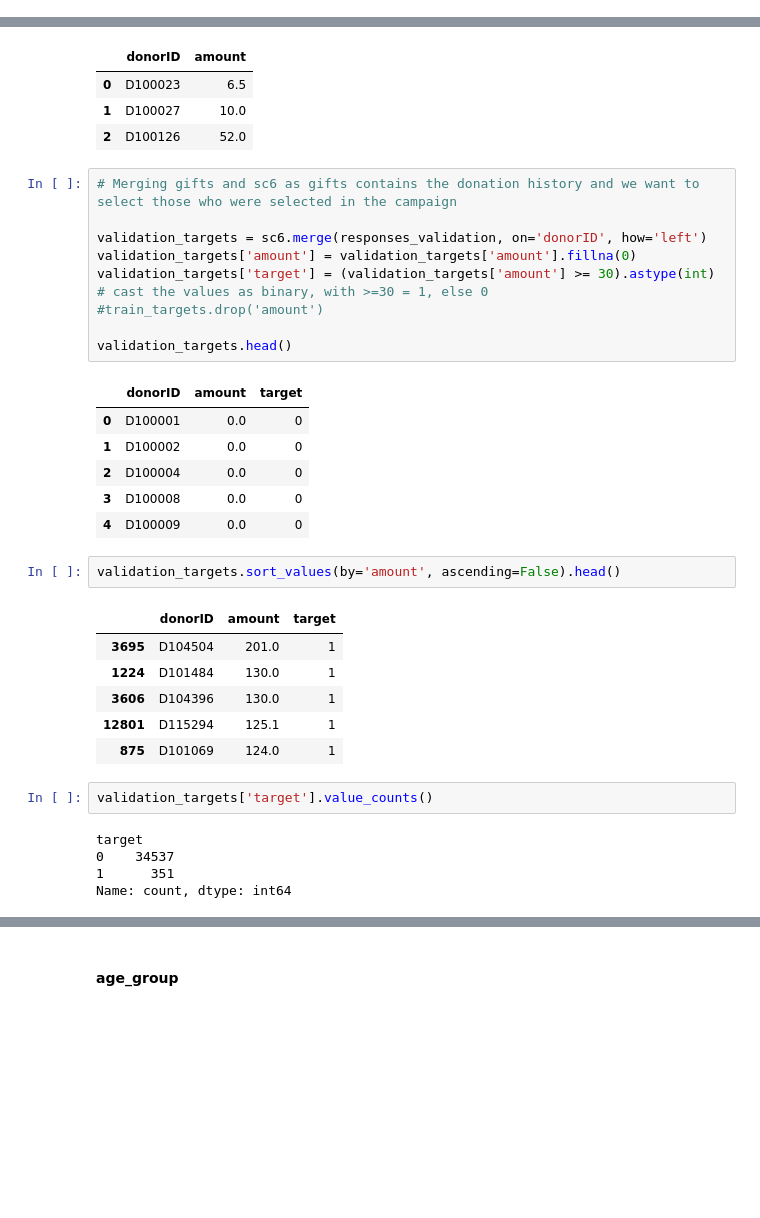
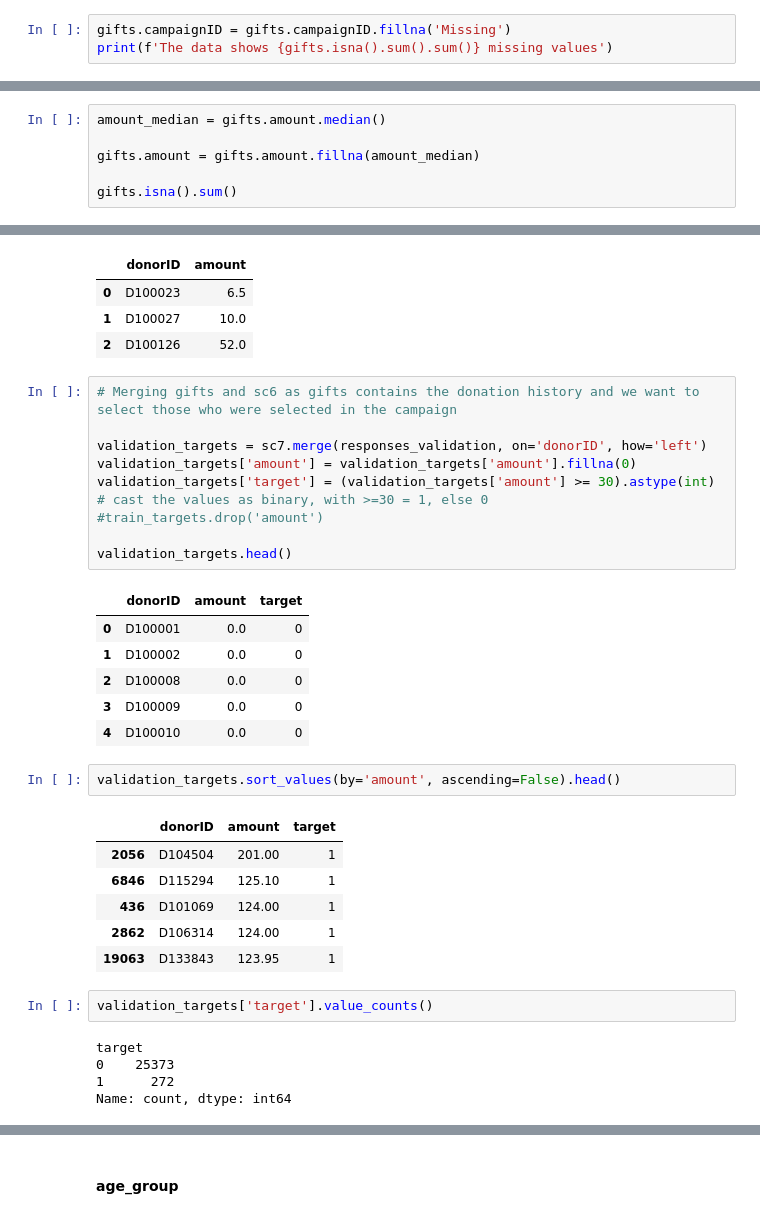
Before and after one commit to LeZM/python-predictive-group-project, a Jupyter notebook: notebooks/EDA_zk.ipynb, the cells around one changed output, grey strips where cells are left out. Cells and saved outputs as stored; diff of their text form; blank space fills up the shorter version.

```diff
--- a/notebooks/EDA_zk.ipynb
+++ b/notebooks/EDA_zk.ipynb
@@ -387,3 +376,6 @@ gift_date         0
 dtype: int64
 ---------------------------------
 The data shows 15660 missing values
+# %%
+gifts.campaignID = gifts.campaignID.fillna('Missing')
+print(f'The data shows {gifts.isna().sum().sum()} missing values')
@@ -445,3 +407,9 @@ gifts_raw[gifts_raw['donorID'] == 'D123168']
 |  | donorID | campaignID | amount | date |
 | 153012 | D123168 | NaN | 4000000,0 | 26/04/2010 |
 | 153013 | D123168 | 2417 | 30,0 | 09/07/2010 |
+# %%
+amount_median = gifts.amount.median()
+
+gifts.amount = gifts.amount.fillna(amount_median)
+
+gifts.isna().sum()
@@ -676,33 +650,33 @@ responses_validation.head(3)
 # %%
 # Merging gifts and sc6 as gifts contains the donation history and we want to select those who were selected in the campaign
 
-validation_targets = sc6.merge(responses_validation, on='donorID', how='left')
+validation_targets = sc7.merge(responses_validation, on='donorID', how='left')
 validation_targets['amount'] = validation_targets['amount'].fillna(0)
 validation_targets['target'] = (validation_targets['amount'] >= 30).astype(int) # cast the values as binary, with >=30 = 1, else 0
 #train_targets.drop('amount')
 
 validation_targets.head()
 # %% [output]
 |  | donorID | amount | target |
 | 0 | D100001 | 0.0 | 0 |
 | 1 | D100002 | 0.0 | 0 |
-| 2 | D100004 | 0.0 | 0 |
-| 3 | D100008 | 0.0 | 0 |
-| 4 | D100009 | 0.0 | 0 |
+| 2 | D100008 | 0.0 | 0 |
+| 3 | D100009 | 0.0 | 0 |
+| 4 | D100010 | 0.0 | 0 |
 # %%
 validation_targets.sort_values(by='amount', ascending=False).head()
 # %% [output]
 |  | donorID | amount | target |
-| 3695 | D104504 | 201.0 | 1 |
-| 1224 | D101484 | 130.0 | 1 |
-| 3606 | D104396 | 130.0 | 1 |
-| 12801 | D115294 | 125.1 | 1 |
-| 875 | D101069 | 124.0 | 1 |
+| 2056 | D104504 | 201.00 | 1 |
+| 6846 | D115294 | 125.10 | 1 |
+| 436 | D101069 | 124.00 | 1 |
+| 2862 | D106314 | 124.00 | 1 |
+| 19063 | D133843 | 123.95 | 1 |
 # %%
 validation_targets['target'].value_counts()
 # %% [output]
 target
-0    34537
-1      351
+0    25373
+1      272
 Name: count, dtype: int64
 # %% [markdown]
```
Also changed, not shown: parts of 75 cells of this notebook, 1 other file.
